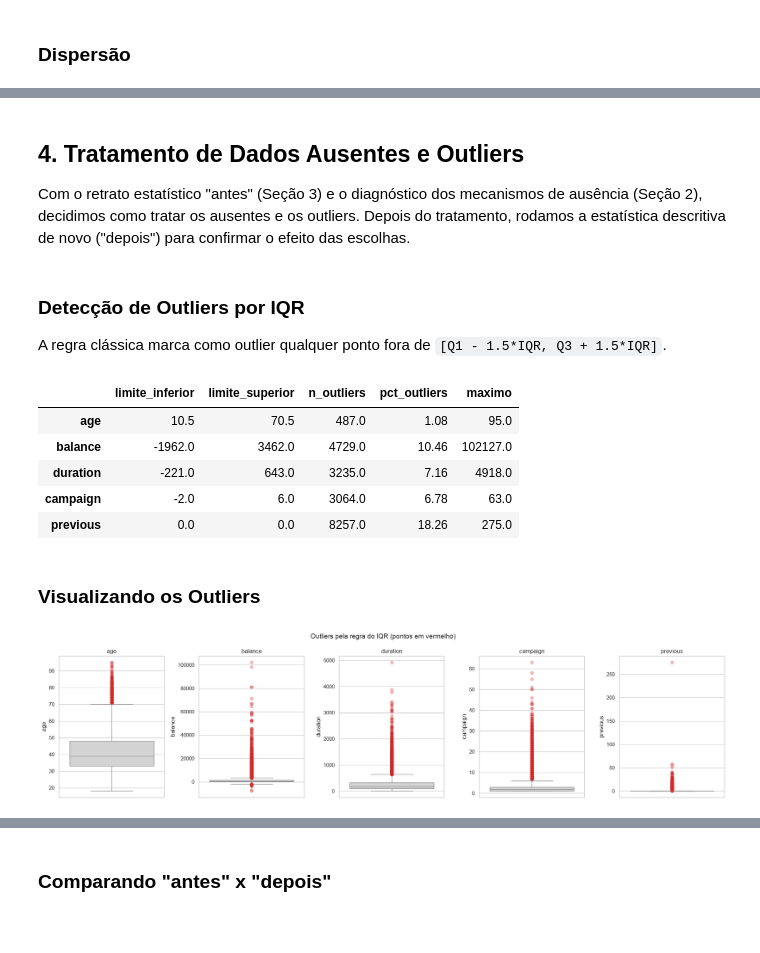
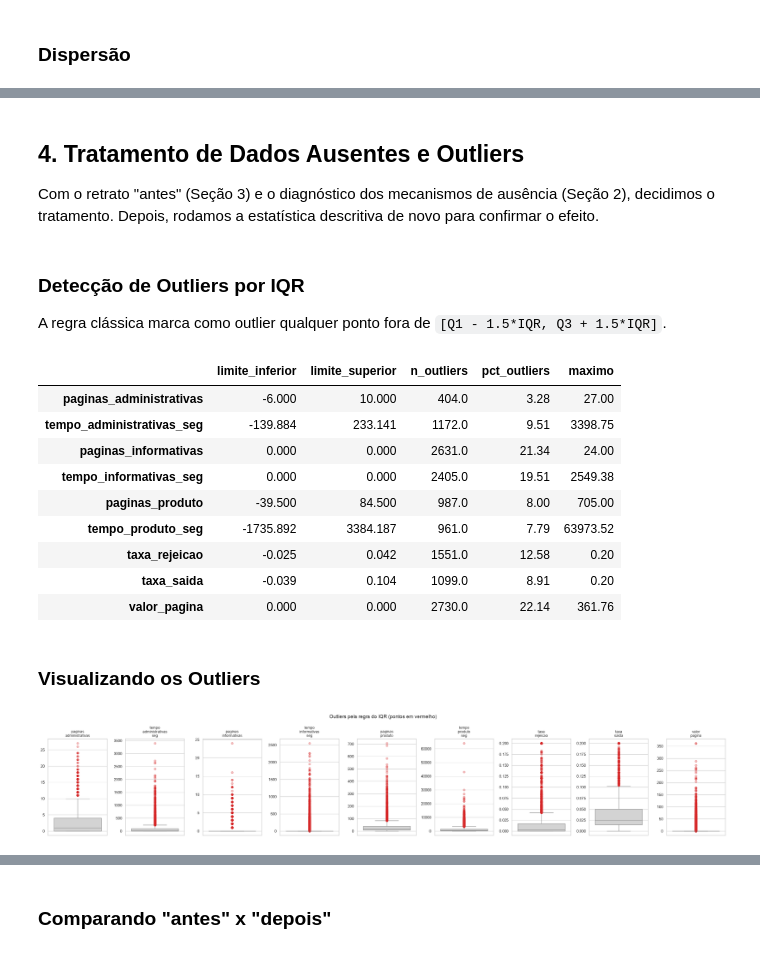
Before and after one commit to lipaocbraz/Streamlit-AVD, a Jupyter notebook: notebooks/eda.ipynb, the cells around one changed output, grey strips where cells are left out. Drawn from its saved outputs; the diff is of its cells as text; code cells hidden in the pictures; blank space fills up the shorter version.

```diff
--- a/notebooks/eda.ipynb
+++ b/notebooks/eda.ipynb
@@ -273,7 +286,0 @@ plt.show()
-# %%
-# A taxa de assinatura muda conforme a coluna está ausente ou não?
-taxa_por_ausencia = pd.DataFrame({
-    col: df.groupby(df[col].isna())["assinou_deposito"].apply(lambda s: (s == "Assinou").mean())
-    for col in cols_com_ausentes
-}).T.rename(columns={False: "taxa_assinou_presente", True: "taxa_assinou_ausente"})
-taxa_por_ausencia.round(3)
@@ -406,0 +420,14 @@ D'Agostino-Pearson (n=45211) — balance: estatística=64697.2, p-valor=0
+# %%
+fig, axes = plt.subplots(len(VARS_CORE), 2, figsize=(11, 3.5 * len(VARS_CORE)))
+
+for i, col in enumerate(VARS_CORE):
+    lim = (df[col].min(), df[col].quantile(0.99))
+    for j, (classe, cor) in enumerate([("Não comprou", COR_CONTEXTO), ("Comprou", COR_DESTAQUE)]):
+        subset = df[(df["comprou"] == classe) & df[col].between(*lim)]
+        sns.histplot(data=subset, x=col, bins=40, kde=True, stat="density", color=cor, ax=axes[i, j])
+        axes[i, j].set_xlim(lim)
+        axes[i, j].set_title(f"{col} — {classe}")
+
+fig.suptitle("Distribuição das Variáveis Centrais (até o p99), por classe, em painéis separados", fontsize=14, y=1.001)
+plt.tight_layout()
+plt.show()
@@ -477,18 +553,18 @@ Note `previous` com **IQR = 0**: mais de 75% dos clientes nunca foram contatados
 
 ### Boxplot e violin plot por classe
 # %%
-palette_classe = {"Não assinou": COR_CONTEXTO, "Assinou": COR_DESTAQUE}
+palette_classe = {"Não comprou": COR_CONTEXTO, "Comprou": COR_DESTAQUE}
 
-fig, axes = plt.subplots(2, len(VARS_QUANT), figsize=(4 * len(VARS_QUANT), 9), sharex="col")
+fig, axes = plt.subplots(2, len(VARS_CORE), figsize=(4 * len(VARS_CORE), 9), sharex="col")
 
-for i, col in enumerate(VARS_QUANT):
-    sns.boxplot(data=df, x="assinou_deposito", y=col, hue="assinou_deposito",
+for i, col in enumerate(VARS_CORE):
+    sns.boxplot(data=df, x="comprou", y=col, hue="comprou",
                 palette=palette_classe, legend=False, showfliers=False, ax=axes[0, i])
     axes[0, i].set_title(col)
     axes[0, i].set_xlabel("")
 
     dados_p99 = df[df[col] <= df[col].quantile(0.99)]
-    sns.violinplot(data=dados_p99, x="assinou_deposito", y=col, hue="assinou_deposito",
+    sns.violinplot(data=dados_p99, x="comprou", y=col, hue="comprou",
                    palette=palette_classe, legend=False, cut=0, ax=axes[1, i])
     axes[1, i].set_xlabel("")
 
@@ -506,7 +582,7 @@ plt.show()
 # %% [markdown]
 ## 4. Tratamento de Dados Ausentes e Outliers
 
-Com o retrato estatístico "antes" (Seção 3) e o diagnóstico dos mecanismos de ausência (Seção 2), decidimos como tratar os ausentes e os outliers. Depois do tratamento, rodamos a estatística descritiva de novo ("depois") para confirmar o efeito das escolhas.
+Com o retrato "antes" (Seção 3) e o diagnóstico dos mecanismos de ausência (Seção 2), decidimos o tratamento. Depois, rodamos a estatística descritiva de novo para confirmar o efeito.
 # %% [markdown]
 ### Detecção de Outliers por IQR
 
@@ -522,34 +598,39 @@ for col in VARS_QUANT:
     lim_inf, lim_sup = limites_iqr(df[col])
     n_outliers = ((df[col] < lim_inf) | (df[col] > lim_sup)).sum()
     resumo_outliers[col] = {
-        "limite_inferior": round(lim_inf, 2),
-        "limite_superior": round(lim_sup, 2),
+        "limite_inferior": round(lim_inf, 3),
+        "limite_superior": round(lim_sup, 3),
         "n_outliers": n_outliers,
         "pct_outliers": round(n_outliers / len(df) * 100, 2),
-        "maximo": df[col].max(),
+        "maximo": round(df[col].max(), 2),
     }
 
 pd.DataFrame(resumo_outliers).T
 # %% [output]
 |  | limite_inferior | limite_superior | n_outliers | pct_outliers | maximo |
-| age | 10.5 | 70.5 | 487.0 | 1.08 | 95.0 |
-| balance | -1962.0 | 3462.0 | 4729.0 | 10.46 | 102127.0 |
-| duration | -221.0 | 643.0 | 3235.0 | 7.16 | 4918.0 |
-| campaign | -2.0 | 6.0 | 3064.0 | 6.78 | 63.0 |
-| previous | 0.0 | 0.0 | 8257.0 | 18.26 | 275.0 |
+| paginas_administrativas | -6.000 | 10.000 | 404.0 | 3.28 | 27.00 |
+| tempo_administrativas_seg | -139.884 | 233.141 | 1172.0 | 9.51 | 3398.75 |
+| paginas_informativas | 0.000 | 0.000 | 2631.0 | 21.34 | 24.00 |
+| tempo_informativas_seg | 0.000 | 0.000 | 2405.0 | 19.51 | 2549.38 |
+| paginas_produto | -39.500 | 84.500 | 987.0 | 8.00 | 705.00 |
+| tempo_produto_seg | -1735.892 | 3384.187 | 961.0 | 7.79 | 63973.52 |
+| taxa_rejeicao | -0.025 | 0.042 | 1551.0 | 12.58 | 0.20 |
+| taxa_saida | -0.039 | 0.104 | 1099.0 | 8.91 | 0.20 |
+| valor_pagina | 0.000 | 0.000 | 2730.0 | 22.14 | 361.76 |
 # %% [markdown]
 ### Visualizando os Outliers
 # %%
-fig, axes = plt.subplots(1, len(VARS_QUANT), figsize=(4 * len(VARS_QUANT), 5))
+fig, axes = plt.subplots(1, len(VARS_QUANT), figsize=(3 * len(VARS_QUANT), 5))
 
 for i, col in enumerate(VARS_QUANT):
     sns.boxplot(data=df, y=col, color=COR_NEUTRA,
                 flierprops=dict(markerfacecolor=COR_ALERTA, markeredgecolor=COR_ALERTA, marker="o", alpha=0.3),
                 ax=axes[i])
-    axes[i].set_title(col)
+    axes[i].set_title(col.replace("_", "\n"), fontsize=10)
+    axes[i].set_ylabel("")
 
 fig.suptitle("Outliers pela regra do IQR (pontos em vermelho)", fontsize=14)
 plt.tight_layout()
 plt.show()
 # %% [output]
-[figure, old version]
+[figure, new version]
```
Also changed, not shown: parts of 160 cells of this notebook, 5 other files.
